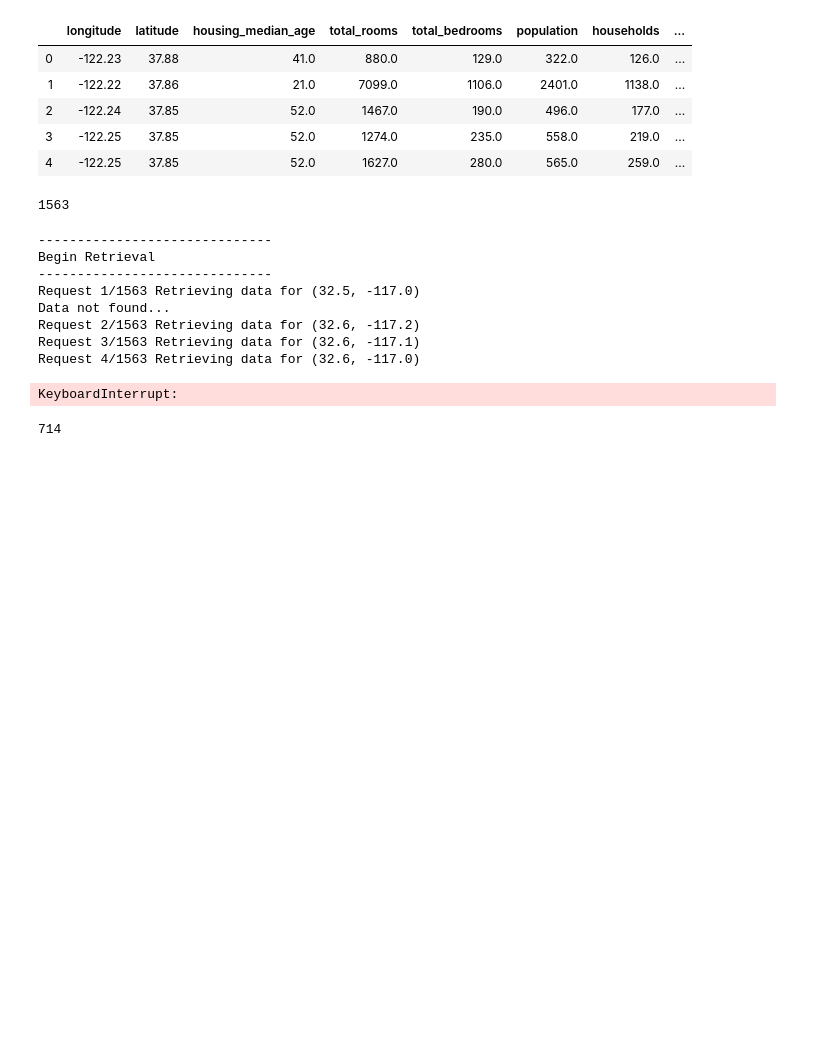
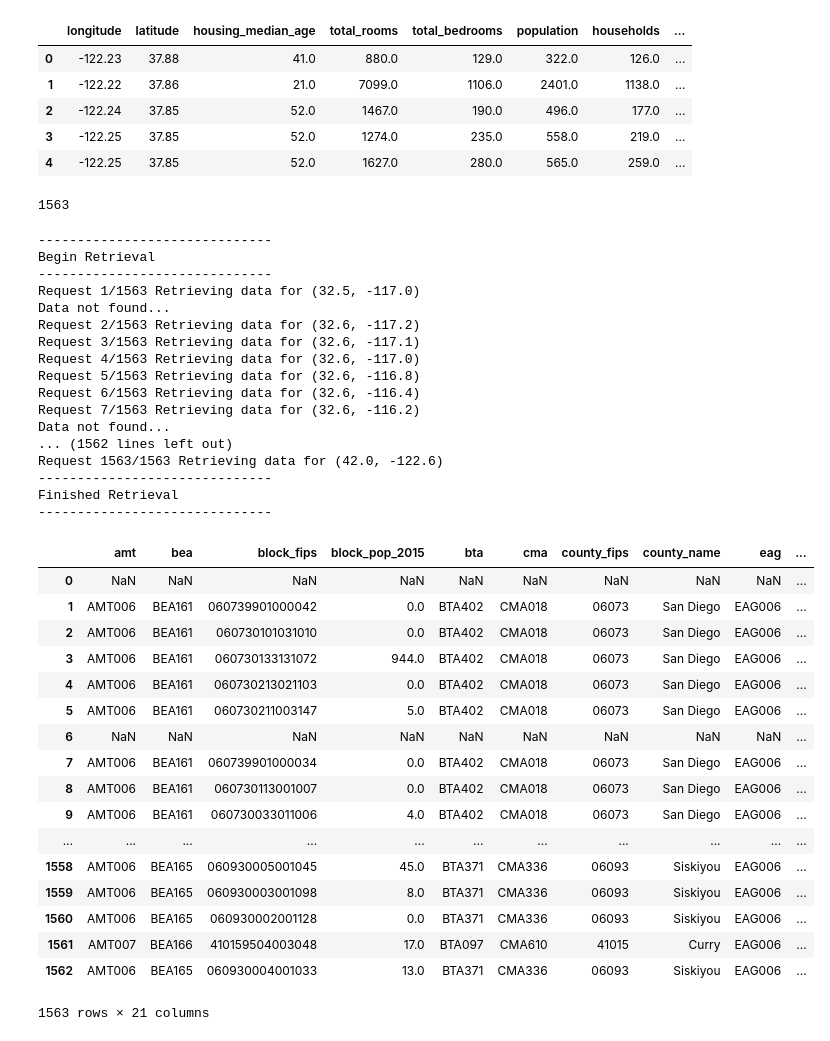
Before and after one commit to phamkdaniel/Cali-Housing-Project, a Jupyter notebook: county_api.ipynb, the cells around one changed output. Cells and saved outputs as stored; diff of their text form; code cells hidden in the pictures; blank space fills up the shorter version.

Commit message:
run county_api.ipynb

```diff
--- a/county_api.ipynb
+++ b/county_api.ipynb
@@ -20,7 +20,7 @@ housing_data_df.head()
 coordinates = housing_data_df[["latitude", "longitude"]]
 
 round_coordinates = coordinates.round(1)
-unique_coordinates = round_coordinates.groupby(["latitude", "longitude"]).size().reset_index()
+unique_coordinates = round_coordinates.groupby(["latitude", "longitude"]).size().reset_index(drop=True)
 
 lat = unique_coordinates["latitude"]
 lon = unique_coordinates["longitude"]
@@ -68,7 +68,7 @@ for i in range(len(lat_lon)):
     # append info to county list
     county_data.append(coord)
 
-    # stop calls for 5 sec after throttle_count
+    # temporarily stop calls after throttle_count
     if i % throttle == throttle-1:
         time.sleep(10)
 
@@ -84,14 +84,37 @@ Data not found...
 Request 2/1563 Retrieving data for (32.6, -117.2)
 Request 3/1563 Retrieving data for (32.6, -117.1)
 Request 4/1563 Retrieving data for (32.6, -117.0)
+Request 5/1563 Retrieving data for (32.6, -116.8)
+Request 6/1563 Retrieving data for (32.6, -116.4)
+Request 7/1563 Retrieving data for (32.6, -116.2)
+Data not found...
+... (1562 lines left out)
+Request 1563/1563 Retrieving data for (42.0, -122.6)
+------------------------------
+Finished Retrieval
+------------------------------
-KeyboardInterrupt:
-# %%
-len(county_data)
-# %% [output]
-714
 # %%
 # store data in dataframe
 county_data_df = pd.DataFrame(county_data)
-county_data_df.head(20)
+county_data_df
+# %% [output]
+|  | amt | bea | block_fips | block_pop_2015 | bta | cma | county_fips | county_name | eag | ... |
+| 0 | NaN | NaN | NaN | NaN | NaN | NaN | NaN | NaN | NaN | ... |
+| 1 | AMT006 | BEA161 | 060739901000042 | 0.0 | BTA402 | CMA018 | 06073 | San Diego | EAG006 | ... |
+| 2 | AMT006 | BEA161 | 060730101031010 | 0.0 | BTA402 | CMA018 | 06073 | San Diego | EAG006 | ... |
+| 3 | AMT006 | BEA161 | 060730133131072 | 944.0 | BTA402 | CMA018 | 06073 | San Diego | EAG006 | ... |
+| 4 | AMT006 | BEA161 | 060730213021103 | 0.0 | BTA402 | CMA018 | 06073 | San Diego | EAG006 | ... |
+| 5 | AMT006 | BEA161 | 060730211003147 | 5.0 | BTA402 | CMA018 | 06073 | San Diego | EAG006 | ... |
+| 6 | NaN | NaN | NaN | NaN | NaN | NaN | NaN | NaN | NaN | ... |
+| 7 | AMT006 | BEA161 | 060739901000034 | 0.0 | BTA402 | CMA018 | 06073 | San Diego | EAG006 | ... |
+| 8 | AMT006 | BEA161 | 060730113001007 | 0.0 | BTA402 | CMA018 | 06073 | San Diego | EAG006 | ... |
+| 9 | AMT006 | BEA161 | 060730033011006 | 4.0 | BTA402 | CMA018 | 06073 | San Diego | EAG006 | ... |
+| ... | ... | ... | ... | ... | ... | ... | ... | ... | ... | ... |
+| 1558 | AMT006 | BEA165 | 060930005001045 | 45.0 | BTA371 | CMA336 | 06093 | Siskiyou | EAG006 | ... |
+| 1559 | AMT006 | BEA165 | 060930003001098 | 8.0 | BTA371 | CMA336 | 06093 | Siskiyou | EAG006 | ... |
+| 1560 | AMT006 | BEA165 | 060930002001128 | 0.0 | BTA371 | CMA336 | 06093 | Siskiyou | EAG006 | ... |
+| 1561 | AMT007 | BEA166 | 410159504003048 | 17.0 | BTA097 | CMA610 | 41015 | Curry | EAG006 | ... |
+| 1562 | AMT006 | BEA165 | 060930004001033 | 13.0 | BTA371 | CMA336 | 06093 | Siskiyou | EAG006 | ... |
+1563 rows × 21 columns
 # %%
 # combine data with corresponding coordinates
```
Also changed, not shown: parts of 1 cell of this notebook.
